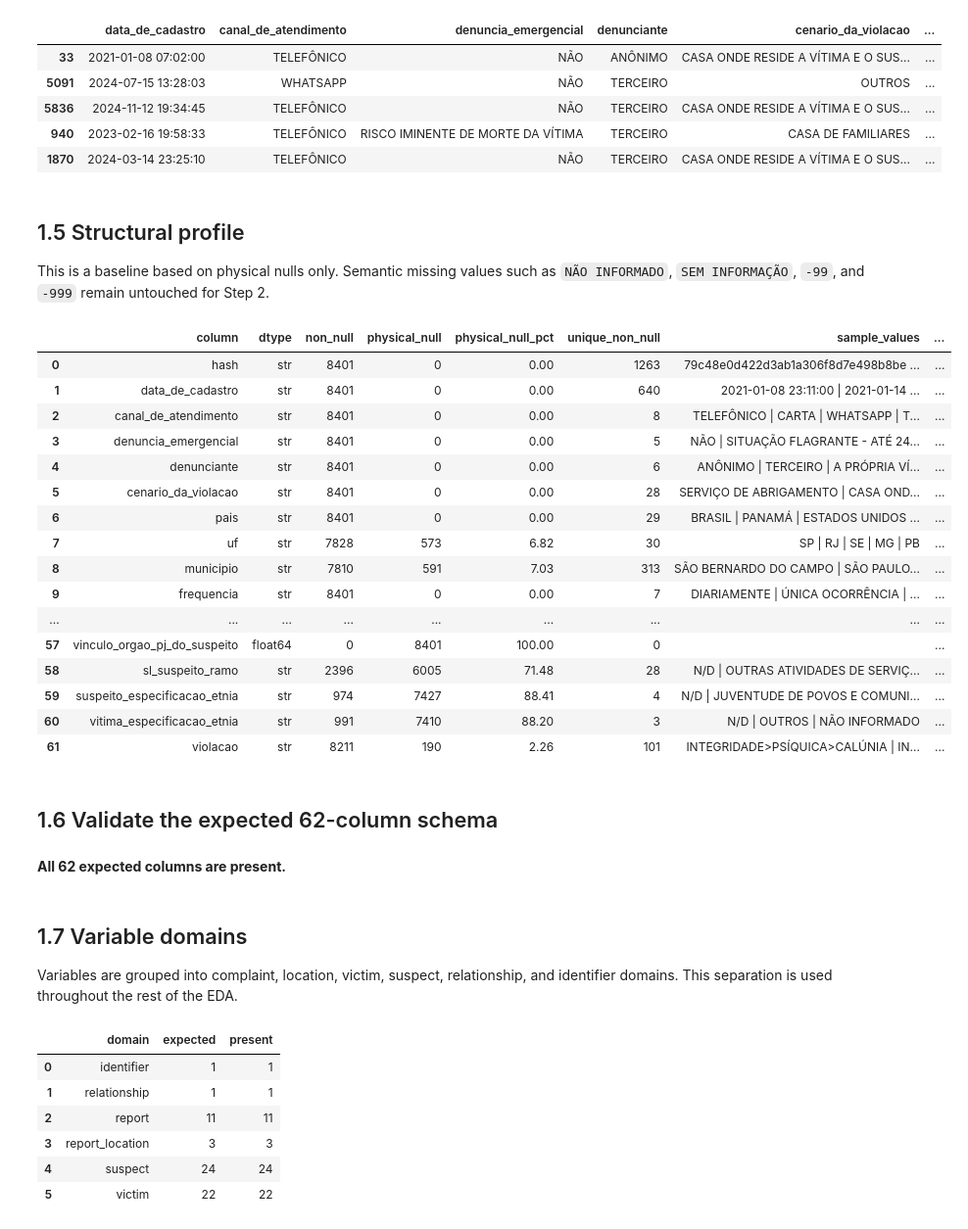
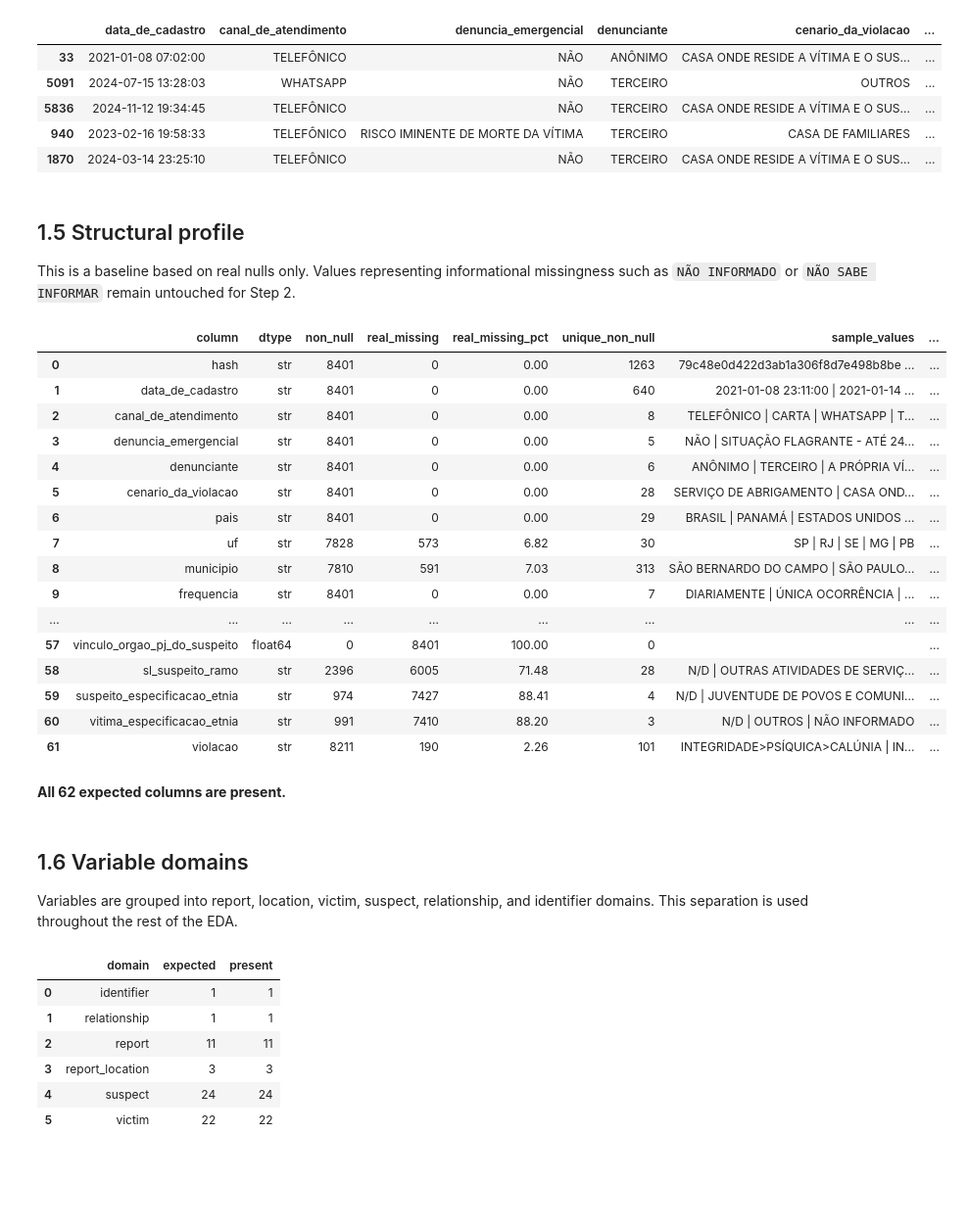
Before and after one commit to janaelsondias/eda-disque100, a Jupyter notebook: eda/01_understand_dataset_disque100.ipynb, the cells around one changed output. Shown at 98% size. Drawn from its saved outputs; the diff is of its cells as text; code cells hidden in the pictures; blank space fills up the shorter version.

```diff
--- a/eda/01_understand_dataset_disque100.ipynb
+++ b/eda/01_understand_dataset_disque100.ipynb
@@ -125,25 +125,25 @@ if df is not None:
 # %% [markdown]
 ## 1.5 Structural profile
 
-This is a baseline based on physical nulls only. Semantic missing values such as `NÃO INFORMADO`, `SEM INFORMAÇÃO`, `-99`, and `-999` remain untouched for Step 2.
+This is a baseline based on real nulls only. Values representing informational missingness such as `NÃO INFORMADO` or `NÃO SABE INFORMAR` remain untouched for Step 2.
 # %%
 def sample_values(s, n=5):
     return " | ".join(s.dropna().astype(str).unique()[:n])
 
 if df is not None:
     structural_profile = pd.DataFrame({
         "column": df.columns,
         "dtype": [str(df[c].dtype) for c in df.columns],
         "non_null": [int(df[c].notna().sum()) for c in df.columns],
-        "physical_null": [int(df[c].isna().sum()) for c in df.columns],
-        "physical_null_pct": [round(df[c].isna().mean()*100, 2) for c in df.columns],
+        "real_missing": [int(df[c].isna().sum()) for c in df.columns],
+        "real_missing_pct": [round(df[c].isna().mean()*100, 2) for c in df.columns],
         "unique_non_null": [int(df[c].nunique(dropna=True)) for c in df.columns],
         "sample_values": [sample_values(df[c]) for c in df.columns]
     })
     structural_profile["unique_pct_rows"] = (structural_profile["unique_non_null"]/len(df)*100).round(2)
     display(structural_profile)
 # %% [output]
-|  | column | dtype | non_null | physical_null | physical_null_pct | unique_non_null | sample_values | ... |
+|  | column | dtype | non_null | real_missing | real_missing_pct | unique_non_null | sample_values | ... |
 | 0 | hash | str | 8401 | 0 | 0.00 | 1263 | 79c48e0d422d3ab1a306f8d7e498b8be ... | ... |
 | 1 | data_de_cadastro | str | 8401 | 0 | 0.00 | 640 | 2021-01-08 23:11:00 | 2021-01-14 ... | ... |
 | 2 | canal_de_atendimento | str | 8401 | 0 | 0.00 | 8 | TELEFÔNICO | CARTA | WHATSAPP | T... | ... |
@@ -160,8 +160,6 @@ if df is not None:
 | 59 | suspeito_especificacao_etnia | str | 974 | 7427 | 88.41 | 4 | N/D | JUVENTUDE DE POVOS E COMUNI... | ... |
 | 60 | vitima_especificacao_etnia | str | 991 | 7410 | 88.20 | 3 | N/D | OUTROS | NÃO INFORMADO | ... |
 | 61 | violacao | str | 8211 | 190 | 2.26 | 101 | INTEGRIDADE>PSÍQUICA>CALÚNIA | IN... | ... |
-# %% [markdown]
-## 1.6 Validate the expected 62-column schema
 # %%
 EXPECTED_COLUMNS = [
 "hash","data_de_cadastro","canal_de_atendimento","denuncia_emergencial","denunciante","cenario_da_violacao","pais","uf","municipio","frequencia","inicio_das_violacoes","sl_quantidade_vitimas","grupo_vulneravel","motivacao","relacao_vitima_suspeito","sl_vitima_cadastro","genero_da_vitima","orientacao_sexual_da_vitima","faixa_etaria_da_vitima","nacionalidade_da_vitima","sl_vitima_naturalidade","sl_vitima_naturalizado_uf","sl_vitima_naturalizado_municipio","deficiencia_da_vitima","doenca_rara_da_vitima","deficiencia_relacionada_a_doenca_rara","vitima_preso_a","pais_da_vitima","uf_da_vitima","municipio_da_vitima","profissao_da_vitima","grau_de_instrucao_da_vitima","religiao_da_vitima","raca_cor_da_vitima","etnia_da_vitima","faixa_de_renda_da_vitima","natureza_juridica_do_suspeito","genero_do_suspeito","orientacao_sexual_do_suspeito","faixa_etaria_do_suspeito","suspeito_nacionalidade","sl_suspeito_naturalidade","sl_suspeito_naturalizado_uf","sl_suspeito_naturalizado_municipio","deficiencia_do_suspeito","doenca_rara_do_suspeito","deficiencia_relacionada_a_doenca_rara_suspeito","suspeito_preso","pais_do_suspeito","uf_do_suspeito","sl_suspeito_municipio","profissao_do_suspeito","grau_de_instrucao_do_suspeito","religiao_do_suspeito","raca_cor_do_suspeito","suspeito_etnia","faixa_de_renda_do_suspeito","vinculo_orgao_pj_do_suspeito","sl_suspeito_ramo","suspeito_especificacao_etnia","vitima_especificacao_etnia","violacao"]
@@ -182,9 +180,9 @@ if df is not None:
 # %% [output]
 **All 62 expected columns are present.**
 # %% [markdown]
-## 1.7 Variable domains
+## 1.6 Variable domains
 
-Variables are grouped into complaint, location, victim, suspect, relationship, and identifier domains. This separation is used throughout the rest of the EDA.
+Variables are grouped into report, location, victim, suspect, relationship, and identifier domains. This separation is used throughout the rest of the EDA.
 # %%
 DOMAIN_MAP = {
 "identifier": ["hash"],
```
Also changed, not shown: parts of 10 cells of this notebook, 23 other files.
